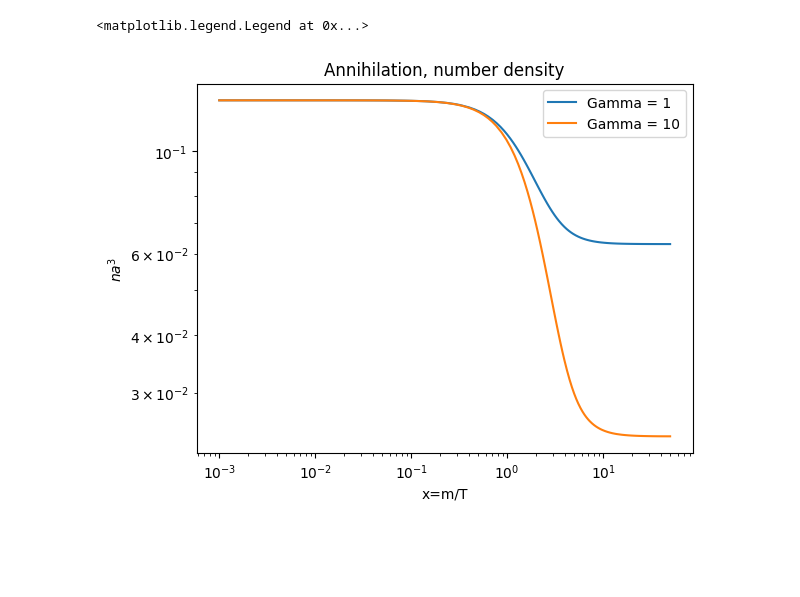
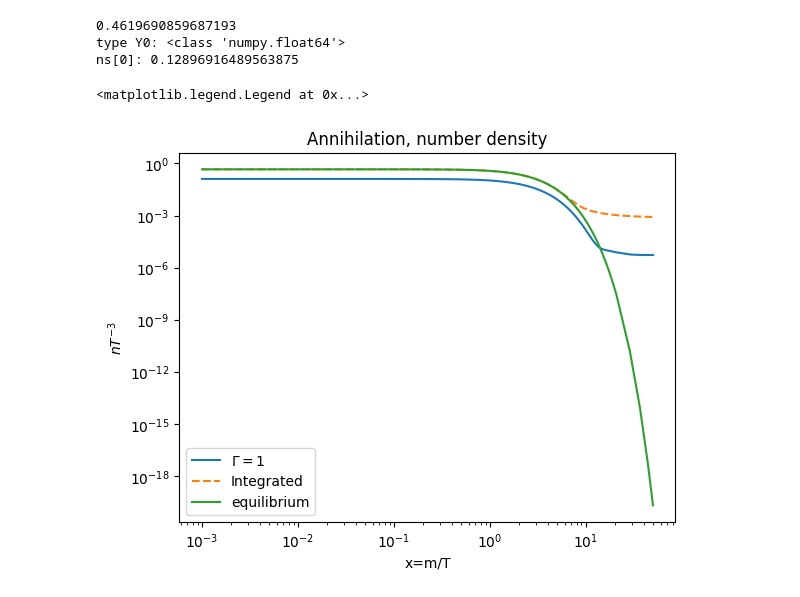
Before and after one commit to TobiasWasheim/master_thesis, a Jupyter notebook: NumberDensityPlots.ipynb, the cells around one changed output. Cells and saved outputs as stored; diff of their text form; code cells hidden in the pictures; blank space fills up the shorter version.

Commit message:
Updated Number Density with integrated thermal cross section curve

```diff
--- a/NumberDensityPlots.ipynb
+++ b/NumberDensityPlots.ipynb
@@ -7,34 +7,54 @@ import matplotlib.pyplot as plt
 # %%
 x_span = (0.001,50)
 y_span = (0.001,50,100)
-Gamma = 1
+Gamma = 1e6
 solv = solver(x_span,y_span,Gamma,equilibrium,p_annihilation,rtol=1e-6,atol=1e-6)
+
+BE = integrated_BE(x_span,density_equilibrium,Gamma,rtol=1e-6,atol=1e-6)
+
+
+BE_xs = BE[0]
+BE_ns = BE[1][0]
 
 xs0 = solv[0]
 ys = solv[1]
 fs = solv[2]
 ns0 = number_density(fs,ys)
 
+print("ns[0]:",ns0[0])
+
+Gamma = 5
+solv = solver(x_span,y_span,Gamma,equilibrium,p_annihilation,rtol=1e-6,atol=1e-6)
+xs1 = solv[0]
+ys1 = solv[1]
+fs1 = solv[2]
+ns1 = number_density(fs1,ys1)
+
 Gamma = 10
 solv = solver(x_span,y_span,Gamma,equilibrium,p_annihilation,rtol=1e-6,atol=1e-6)
-xs = solv[0]
-ys = solv[1]
-fs = solv[2]
-ns1 = number_density(fs,ys)
+xs2 = solv[0]
+ys2 = solv[1]
+fs2 = solv[2]
+ns2 = number_density(fs2,ys2)
 
 
 
 
-eq = [density_equilibrium(x) for x in xs]
+# eq = [density_equilibrium(x) for x in xs]
 
 
-plt.loglog(xs0,ns0,label="Gamma = 1")
-plt.loglog(xs,ns1,label="Gamma = 10")
-# plt.loglog(xs,eq,label="equilibrium")
+plt.loglog(xs0,ns0,label=r"$\Gamma = 1$")
+plt.loglog(BE_xs,BE_ns,ls="dashed",label="Integrated")
+# plt.loglog(xs1,ns1,label=r"$\Gamma = 5$")
+# plt.loglog(xs2,ns2,label=r"$\Gamma = 10$")
+plt.loglog(xs0,[density_equilibrium(x) for x in xs0],label="equilibrium")
 plt.xlabel("x=m/T")
-plt.ylabel(r"$na^3$")
+plt.ylabel(r"$nT^{-3}$")
 plt.title("Annihilation, number density")
 plt.legend()
 # %% [output]
-<matplotlib.legend.Legend at 0x...>
+0.4619690859687193
+type Y0: <class 'numpy.float64'>
+ns[0]: 0.12896916489563875
+<matplotlib.legend.Legend at 0x...>
-[figure, old version]
+[figure, new version]
```
Also changed, not shown: parts of 1 cell of this notebook, 2 other files.
